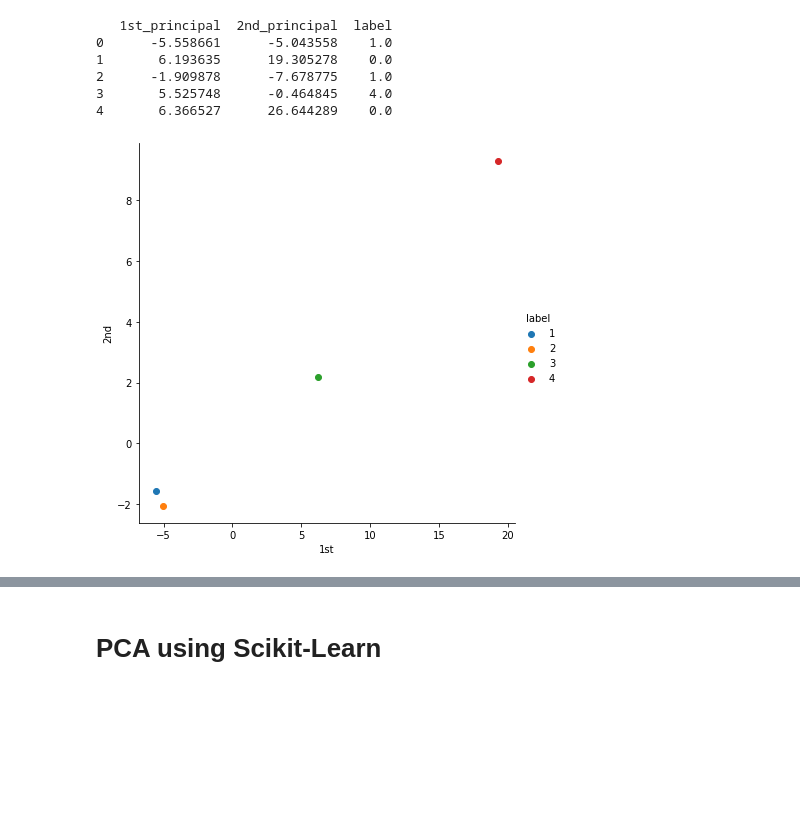
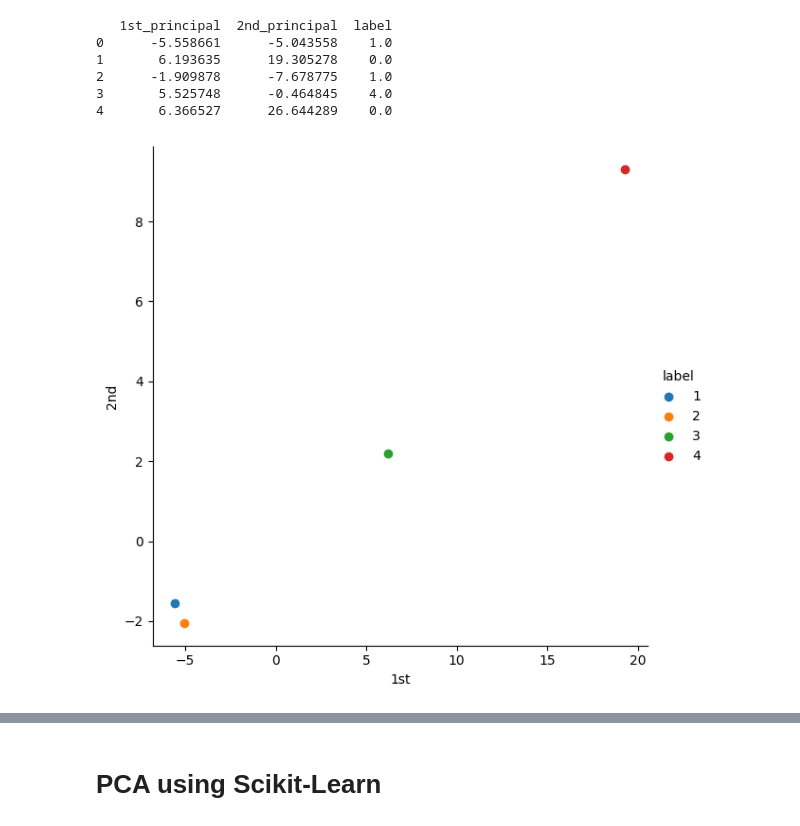
Before and after one commit to diazvaldiviav/machine_learning_fundations, a Jupyter notebook: [Notebook] Assignment 3.ipynb, the cells around one changed output, grey strips where cells are left out. Drawn from its saved outputs; the diff is of its cells as text; code cells hidden in the pictures; blank space fills up the shorter version.

```diff
--- a/[Notebook] Assignment 3.ipynb
+++ b/[Notebook] Assignment 3.ipynb
@@ -146,10 +146,10 @@ df['label']=[1,2,3,4]
 # %%
 import seaborn as sn
 import matplotlib.pyplot as plt
-sn.FacetGrid(df, hue="label", size=6).map(plt.scatter, '1st', '2nd').add_legend()
+sn.FacetGrid(df, hue="label", height=6).map(plt.scatter, '1st', '2nd').add_legend()
 plt.show()
 # %% [output]
-[figure, old version]
+[figure, new version]
 # %%
 sn.scatterplot(x="1st",y="2nd",hue="label",data=df)
 # %% [output]
```
Also changed, not shown: parts of 8 cells of this notebook, 3 other files.
